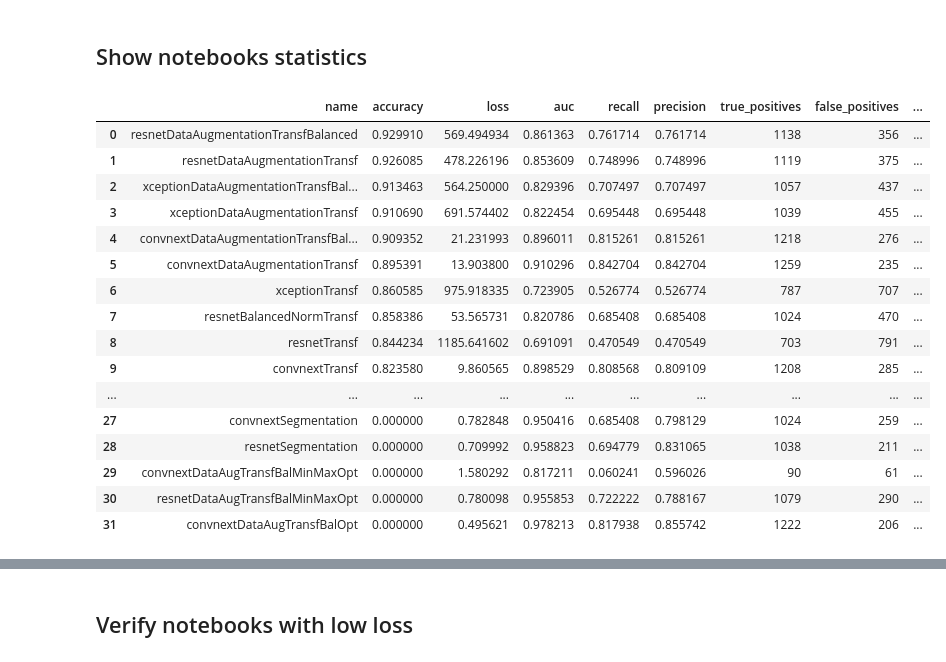
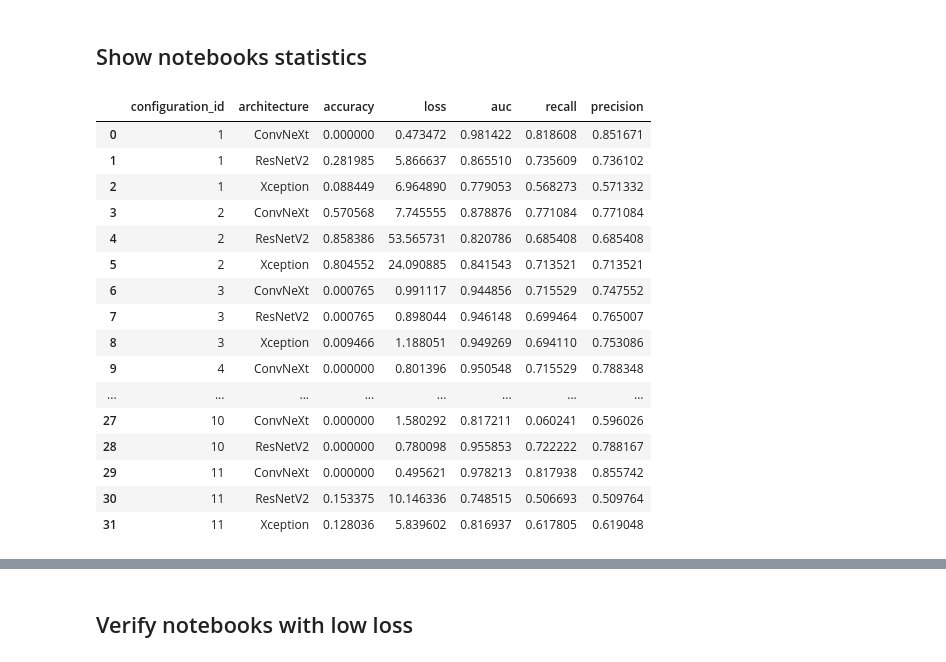
Before and after one commit to h-ssiqueira/SkinLesionAI, a Jupyter notebook: analysis/statistics.ipynb, the cells around one changed output, grey strips where cells are left out. Drawn from its saved outputs; the diff is of its cells as text; code cells hidden in the pictures.

```diff
--- a/analysis/statistics.ipynb
+++ b/analysis/statistics.ipynb
@@ -61,26 +61,27 @@ df
 ## Show notebooks statistics
 # %%
 df = pd.read_sql_query("""
-    SELECT nb.name, nb.accuracy, nb.loss, nb.auc, nb.recall, nb.precision, nb.true_positives, nb.false_positives, nb.true_negatives, nb.false_negatives
+    --SELECT nb.name, nb.accuracy, nb.loss, nb.auc, nb.recall, nb.precision
+    SELECT nb.configuration_id, nb.architecture, nb.accuracy, nb.loss, nb.auc, nb.recall, nb.precision
     FROM notebook AS nb
-    ORDER BY nb.accuracy DESC
+    ORDER BY nb.configuration_id
 """, connection)
 df
 # %% [output]
-|  | name | accuracy | loss | auc | recall | precision | true_positives | false_positives | ... |
-| 0 | resnetDataAugmentationTransfBalanced | 0.929910 | 569.494934 | 0.861363 | 0.761714 | 0.761714 | 1138 | 356 | ... |
-| 1 | resnetDataAugmentationTransf | 0.926085 | 478.226196 | 0.853609 | 0.748996 | 0.748996 | 1119 | 375 | ... |
-| 2 | xceptionDataAugmentationTransfBal... | 0.913463 | 564.250000 | 0.829396 | 0.707497 | 0.707497 | 1057 | 437 | ... |
-| 3 | xceptionDataAugmentationTransf | 0.910690 | 691.574402 | 0.822454 | 0.695448 | 0.695448 | 1039 | 455 | ... |
-| 4 | convnextDataAugmentationTransfBal... | 0.909352 | 21.231993 | 0.896011 | 0.815261 | 0.815261 | 1218 | 276 | ... |
-| 5 | convnextDataAugmentationTransf | 0.895391 | 13.903800 | 0.910296 | 0.842704 | 0.842704 | 1259 | 235 | ... |
-| 6 | xceptionTransf | 0.860585 | 975.918335 | 0.723905 | 0.526774 | 0.526774 | 787 | 707 | ... |
-| 7 | resnetBalancedNormTransf | 0.858386 | 53.565731 | 0.820786 | 0.685408 | 0.685408 | 1024 | 470 | ... |
-| 8 | resnetTransf | 0.844234 | 1185.641602 | 0.691091 | 0.470549 | 0.470549 | 703 | 791 | ... |
-| 9 | convnextTransf | 0.823580 | 9.860565 | 0.898529 | 0.808568 | 0.809109 | 1208 | 285 | ... |
-| ... | ... | ... | ... | ... | ... | ... | ... | ... | ... |
-| 27 | convnextSegmentation | 0.000000 | 0.782848 | 0.950416 | 0.685408 | 0.798129 | 1024 | 259 | ... |
-| 28 | resnetSegmentation | 0.000000 | 0.709992 | 0.958823 | 0.694779 | 0.831065 | 1038 | 211 | ... |
-| 29 | convnextDataAugTransfBalMinMaxOpt | 0.000000 | 1.580292 | 0.817211 | 0.060241 | 0.596026 | 90 | 61 | ... |
-| 30 | resnetDataAugTransfBalMinMaxOpt | 0.000000 | 0.780098 | 0.955853 | 0.722222 | 0.788167 | 1079 | 290 | ... |
-| 31 | convnextDataAugTransfBalOpt | 0.000000 | 0.495621 | 0.978213 | 0.817938 | 0.855742 | 1222 | 206 | ... |
+|  | configuration_id | architecture | accuracy | loss | auc | recall | precision |
+| 0 | 1 | ConvNeXt | 0.000000 | 0.473472 | 0.981422 | 0.818608 | 0.851671 |
+| 1 | 1 | ResNetV2 | 0.281985 | 5.866637 | 0.865510 | 0.735609 | 0.736102 |
+| 2 | 1 | Xception | 0.088449 | 6.964890 | 0.779053 | 0.568273 | 0.571332 |
+| 3 | 2 | ConvNeXt | 0.570568 | 7.745555 | 0.878876 | 0.771084 | 0.771084 |
+| 4 | 2 | ResNetV2 | 0.858386 | 53.565731 | 0.820786 | 0.685408 | 0.685408 |
+| 5 | 2 | Xception | 0.804552 | 24.090885 | 0.841543 | 0.713521 | 0.713521 |
+| 6 | 3 | ConvNeXt | 0.000765 | 0.991117 | 0.944856 | 0.715529 | 0.747552 |
+| 7 | 3 | ResNetV2 | 0.000765 | 0.898044 | 0.946148 | 0.699464 | 0.765007 |
+| 8 | 3 | Xception | 0.009466 | 1.188051 | 0.949269 | 0.694110 | 0.753086 |
+| 9 | 4 | ConvNeXt | 0.000000 | 0.801396 | 0.950548 | 0.715529 | 0.788348 |
+| ... | ... | ... | ... | ... | ... | ... | ... |
+| 27 | 10 | ConvNeXt | 0.000000 | 1.580292 | 0.817211 | 0.060241 | 0.596026 |
+| 28 | 10 | ResNetV2 | 0.000000 | 0.780098 | 0.955853 | 0.722222 | 0.788167 |
+| 29 | 11 | ConvNeXt | 0.000000 | 0.495621 | 0.978213 | 0.817938 | 0.855742 |
+| 30 | 11 | ResNetV2 | 0.153375 | 10.146336 | 0.748515 | 0.506693 | 0.509764 |
+| 31 | 11 | Xception | 0.128036 | 5.839602 | 0.816937 | 0.617805 | 0.619048 |
```
Also changed, not shown: parts of 11 cells of this notebook.
